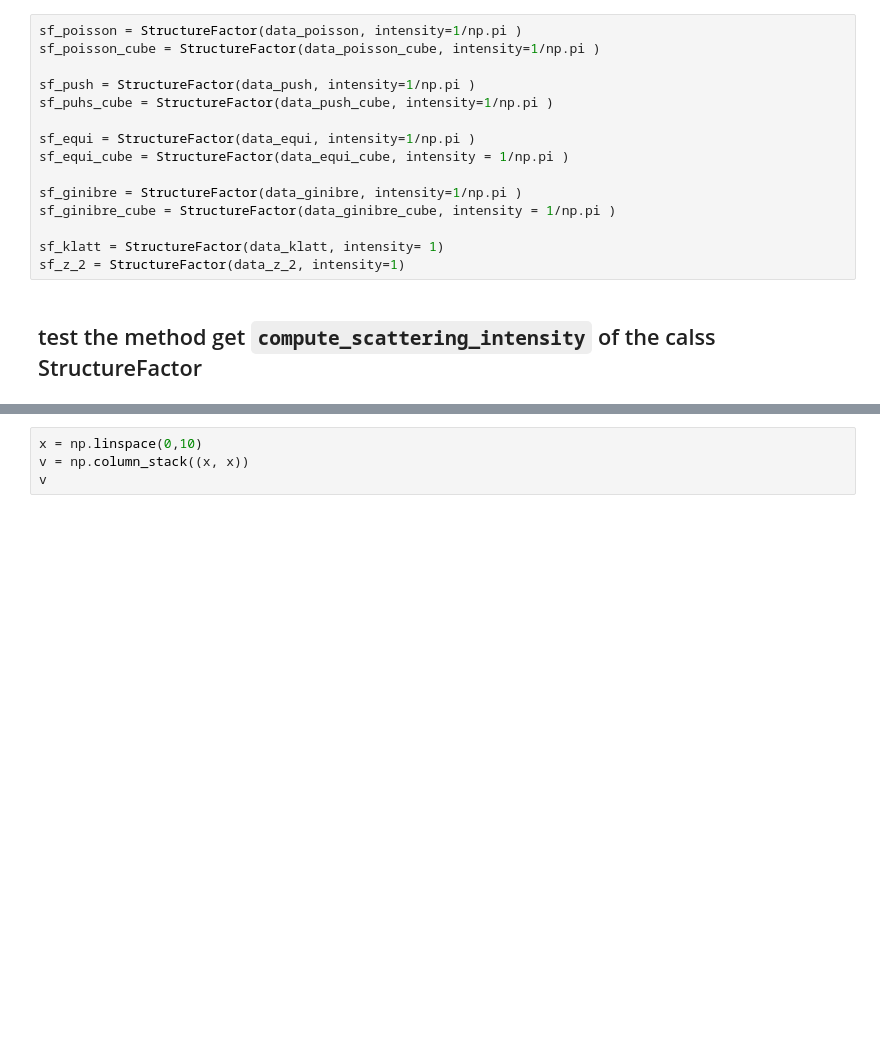
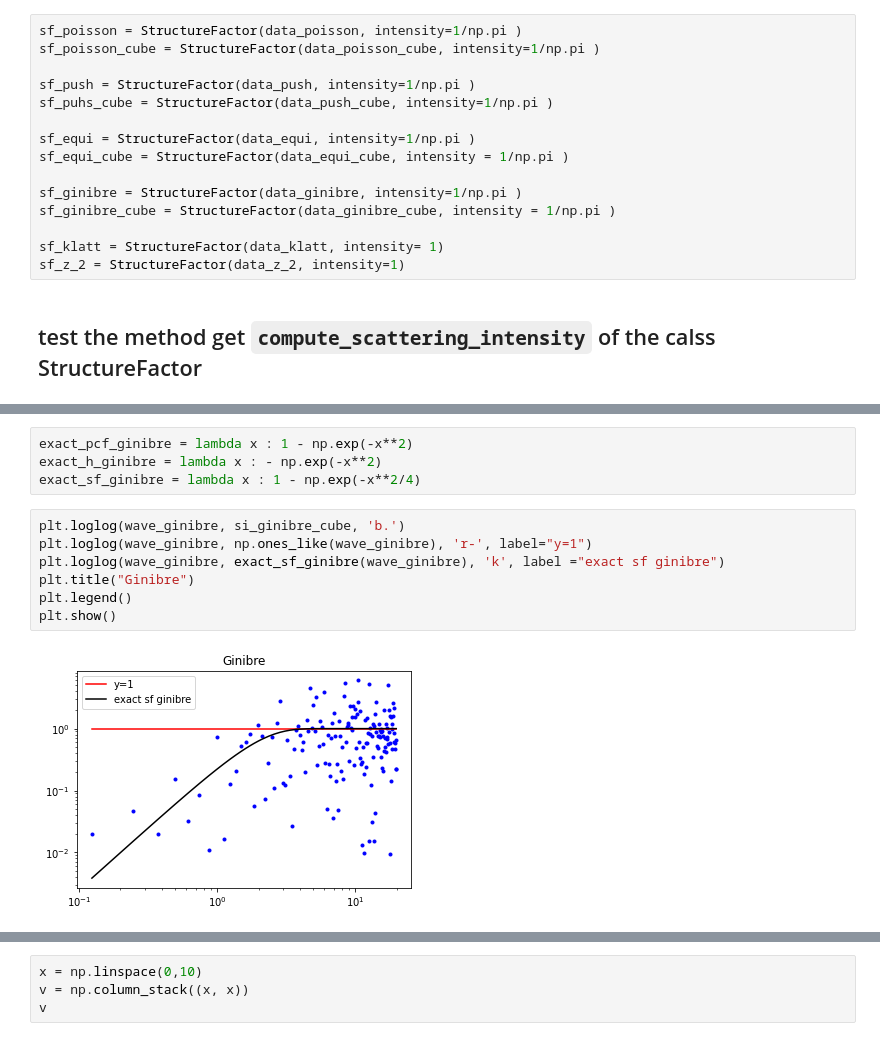
Before and after one commit to For-a-few-DPPs-more/structure-factor, a Jupyter notebook: notebooks/test_workflow.ipynb, the cells around one changed output, grey strips where cells are left out. Cells and saved outputs as stored; diff of their text form; blank space fills up the shorter version.

```diff
--- a/notebooks/test_workflow.ipynb
+++ b/notebooks/test_workflow.ipynb
@@ -127,0 +161,13 @@ L_poisson/2
+# %%
+exact_pcf_ginibre = lambda x : 1 - np.exp(-x**2)
+exact_h_ginibre = lambda x : - np.exp(-x**2)
+exact_sf_ginibre = lambda x : 1 - np.exp(-x**2/4)
+# %%
+plt.loglog(wave_ginibre, si_ginibre_cube, 'b.')
+plt.loglog(wave_ginibre, np.ones_like(wave_ginibre), 'r-', label="y=1")
+plt.loglog(wave_ginibre, exact_sf_ginibre(wave_ginibre), 'k', label ="exact sf ginibre")
+plt.title("Ginibre")
+plt.legend()
+plt.show()
+# %% [output]
+[figure, added]
```
Also changed, not shown: parts of 15 cells of this notebook.
